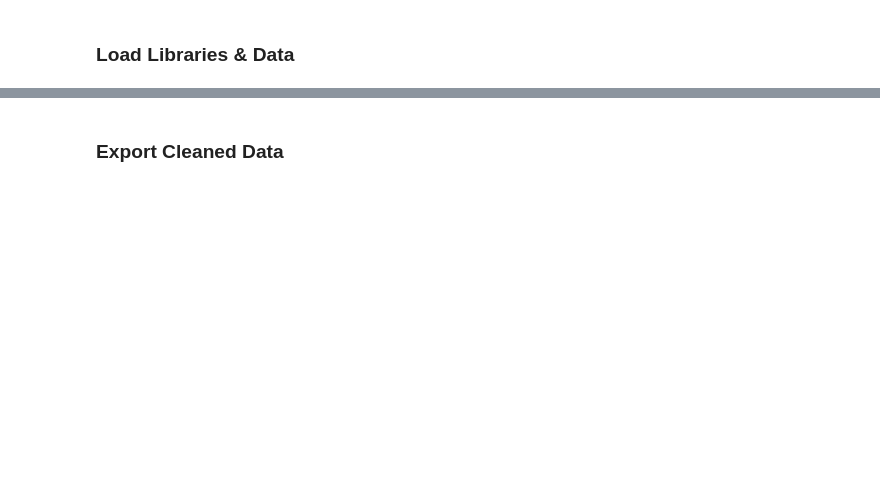
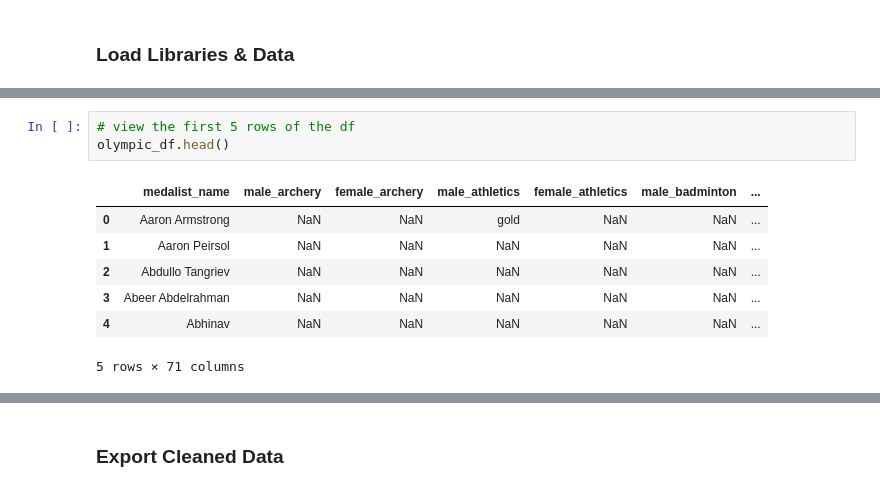
Before and after one commit to annamccartan3/McCartan-Data-Science-Portfolio, a Jupyter notebook: TidyData-Project/TidyData.ipynb, the cells around one changed output, grey strips where cells are left out. Cells and saved outputs as stored; diff of their text form; blank space fills up the shorter version.

```diff
--- a/TidyData-Project/TidyData.ipynb
+++ b/TidyData-Project/TidyData.ipynb
@@ -29,0 +17,11 @@ raw_data = pd.read_csv('data/olympics08.csv')
+# %%
+# view the first 5 rows of the df
+olympic_df.head()
+# %% [output]
+|  | medalist_name | male_archery | female_archery | male_athletics | female_athletics | male_badminton | ... |
+| 0 | Aaron Armstrong | NaN | NaN | gold | NaN | NaN | ... |
+| 1 | Aaron Peirsol | NaN | NaN | NaN | NaN | NaN | ... |
+| 2 | Abdullo Tangriev | NaN | NaN | NaN | NaN | NaN | ... |
+| 3 | Abeer Abdelrahman | NaN | NaN | NaN | NaN | NaN | ... |
+| 4 | Abhinav | NaN | NaN | NaN | NaN | NaN | ... |
+5 rows × 71 columns
```
Also changed, not shown: parts of 16 cells of this notebook, 3 other files.
